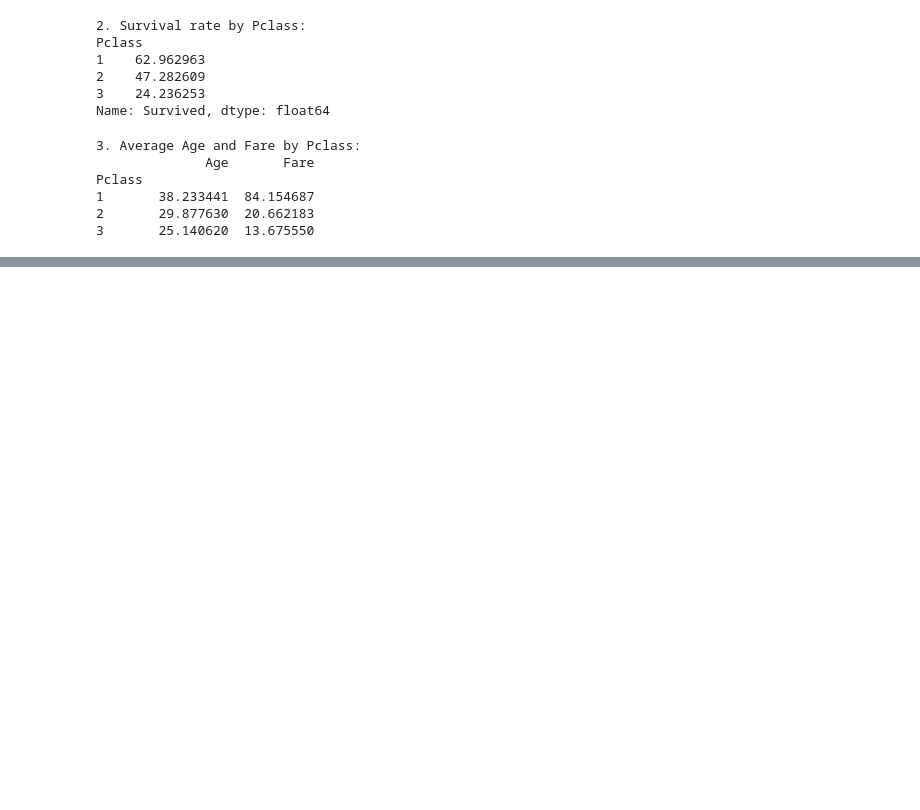
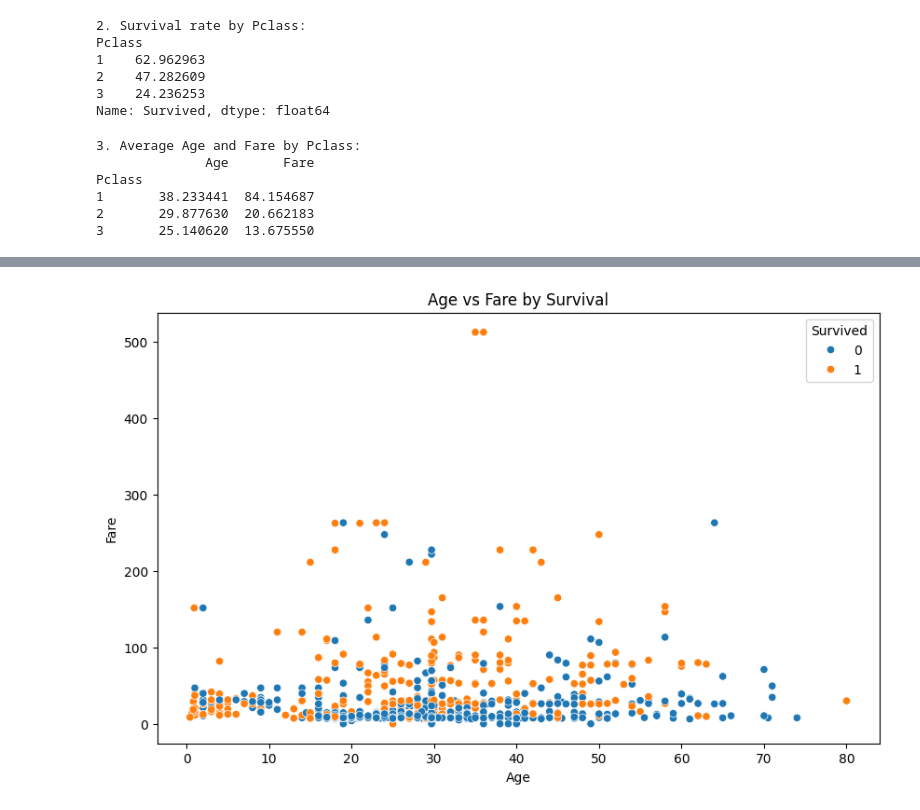
Before and after one commit to SteffiGeorge2708/202618018_SteffiGeorge_DS605, a Jupyter notebook: 202618018_Lab_2/202618018_lab_2.ipynb, the cells around one changed output, grey strips where cells are left out. Saved outputs shown, nothing was run; the diff lists cells and outputs as text; code cells hidden in the pictures; blank space fills up the shorter version.

```diff
--- a/202618018_Lab_2/202618018_lab_2.ipynb
+++ b/202618018_Lab_2/202618018_lab_2.ipynb
@@ -619,0 +714,15 @@ Pclass
+# %%
+# 2. Fill missing Age values with mean Age
+
+age_missing_before = df["Age"].isnull().sum()
+
+print("\nMissing Age values before filling:", age_missing_before)
+
+mean_age = df["Age"].mean()
+
+df["Age"] = df["Age"].fillna(mean_age)
+
+age_missing_after = df["Age"].isnull().sum()
+
+print("Mean Age:", mean_age)
+print("Missing Age values after filling:", age_missing_after)
@@ -619,0 +1001,19 @@ Pclass
+# %%
+# 3. Age vs Fare by Survival
+
+plt.figure(figsize=(10, 6))
+
+sns.scatterplot(
+    data=df,
+    x="Age",
+    y="Fare",
+    hue="Survived"
+)
+
+plt.title("Age vs Fare by Survival")
+plt.xlabel("Age")
+plt.ylabel("Fare")
+
+plt.show()
+# %% [output]
+[figure, added]
```
Also changed, not shown: parts of 17 cells of this notebook.
